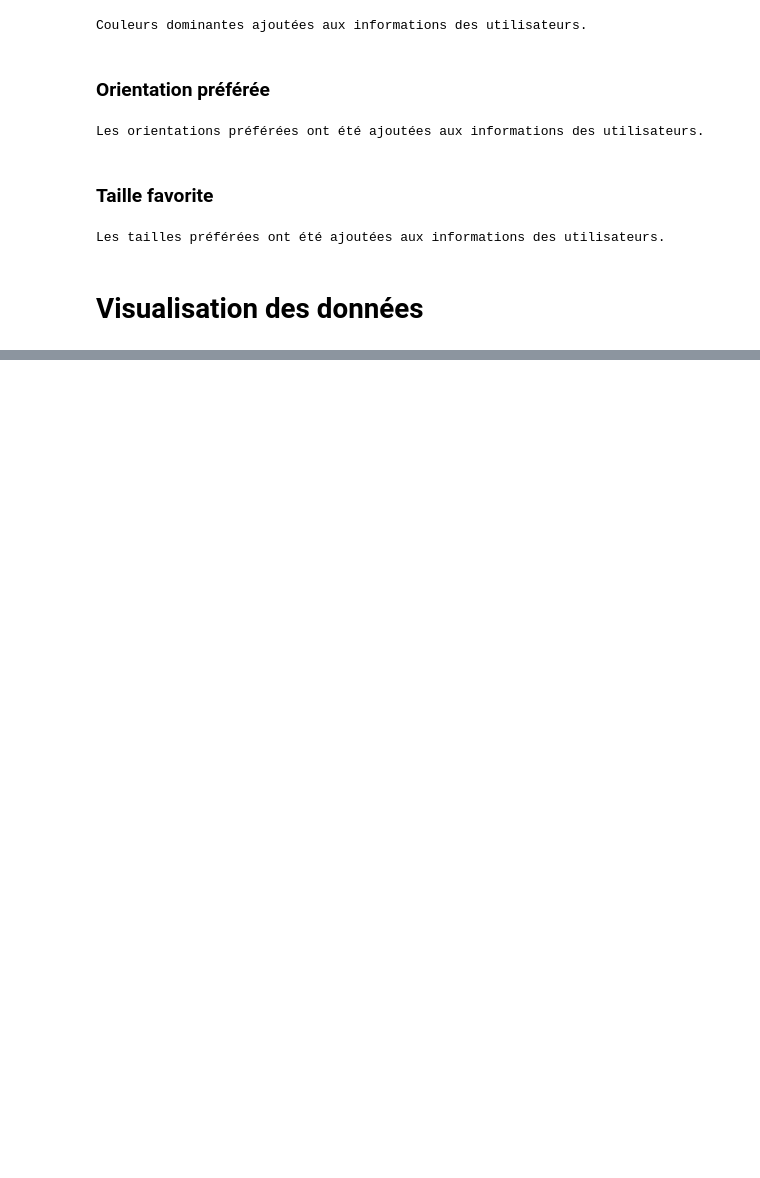
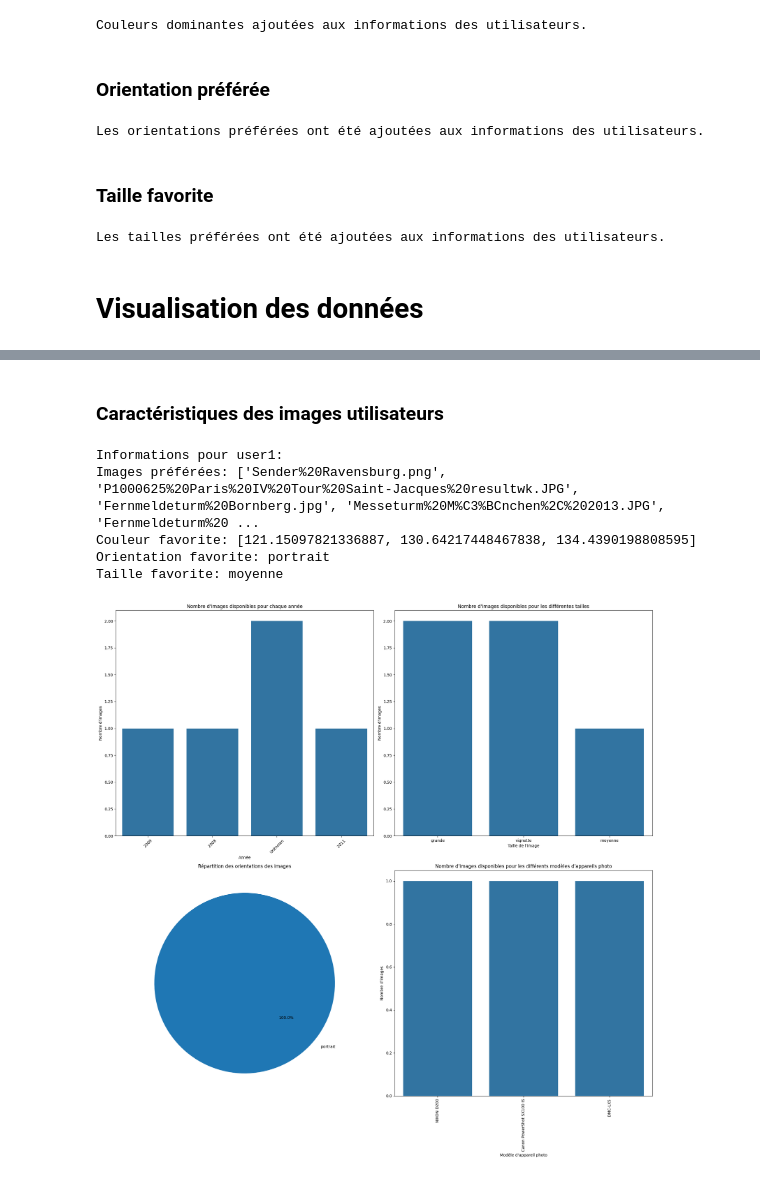
Before and after one commit to Matthiaslpt/DM_projet, a Jupyter notebook: projetLEO.ipynb, the cells around one changed output, grey strips where cells are left out. Cells and saved outputs as stored; diff of their text form; code cells hidden in the pictures; blank space fills up the shorter version.

```diff
--- a/projetLEO.ipynb
+++ b/projetLEO.ipynb
@@ -482,0 +491,47 @@ infos_couleurs(image_metadata)
+# %% [markdown]
+### Caractéristiques des images utilisateurs
+# %%
+def afficher_infos_utilisateur(user_id):
+    # Charger les données des utilisateurs
+    with open('json/users.json', 'r') as f:
+        users_data = json.load(f)
+
+    # Charger les métadonnées des images
+    with open('json/image_tags.json', 'r') as f:
+        image_metadata = json.load(f)
+
+    # Vérifier si l'utilisateur existe
+    if user_id not in users_data:
+        print(f"L'utilisateur {user_id} n'existe pas.")
+        return
+
+    user_data = users_data[user_id]
+    user_images = user_data['images']
+
+    users_image_metadata = [img for img in image_metadata if img['filename'] in user_images]
+
+    # Afficher les informations de l'utilisateur
+    print(f"Informations pour {user_id}:")
+    print(f"Images préférées: {user_images}")
+    print(f"Couleur favorite: {user_data['additional_info'].get('couleur_favorite', 'Non disponible')}")
+    print(f"Orientation favorite: {user_data['additional_info'].get('orientation_favorite', 'Non disponible')}")
+    print(f"Taille favorite: {user_data['additional_info'].get('taille_favorite', 'Non disponible')}")
+
+    # Reset the variables corresponding to the photo information
+    global year_counts, size_counts, orientation_counts, camera_model_counts
+
+    year_counts, size_counts, orientation_counts, camera_model_counts =load_informations(users_image_metadata)
+    affichage_grille(year_counts, size_counts, orientation_counts, camera_model_counts)
+    infos_couleurs(users_image_metadata,cluster_count=10)
+    affichage_3d(users_image_metadata,cluster_count=10)
+
+# Afficher les informations pour les 2 premiers utilisateurs
+# for i in range(1, 2):
+#     afficher_infos_utilisateur(f'user{i}')
+# %% [output]
+Informations pour user1:
+Images préférées: ['Sender%20Ravensburg.png', 'P1000625%20Paris%20IV%20Tour%20Saint-Jacques%20resultwk.JPG', 'Fernmeldeturm%20Bornberg.jpg', 'Messeturm%20M%C3%BCnchen%2C%202013.JPG', 'Fernmeldeturm%20 ...
+Couleur favorite: [121.15097821336887, 130.64217448467838, 134.4390198808595]
+Orientation favorite: portrait
+Taille favorite: moyenne
+[figure, added]
```
Also changed, not shown: parts of 3 cells of this notebook.
